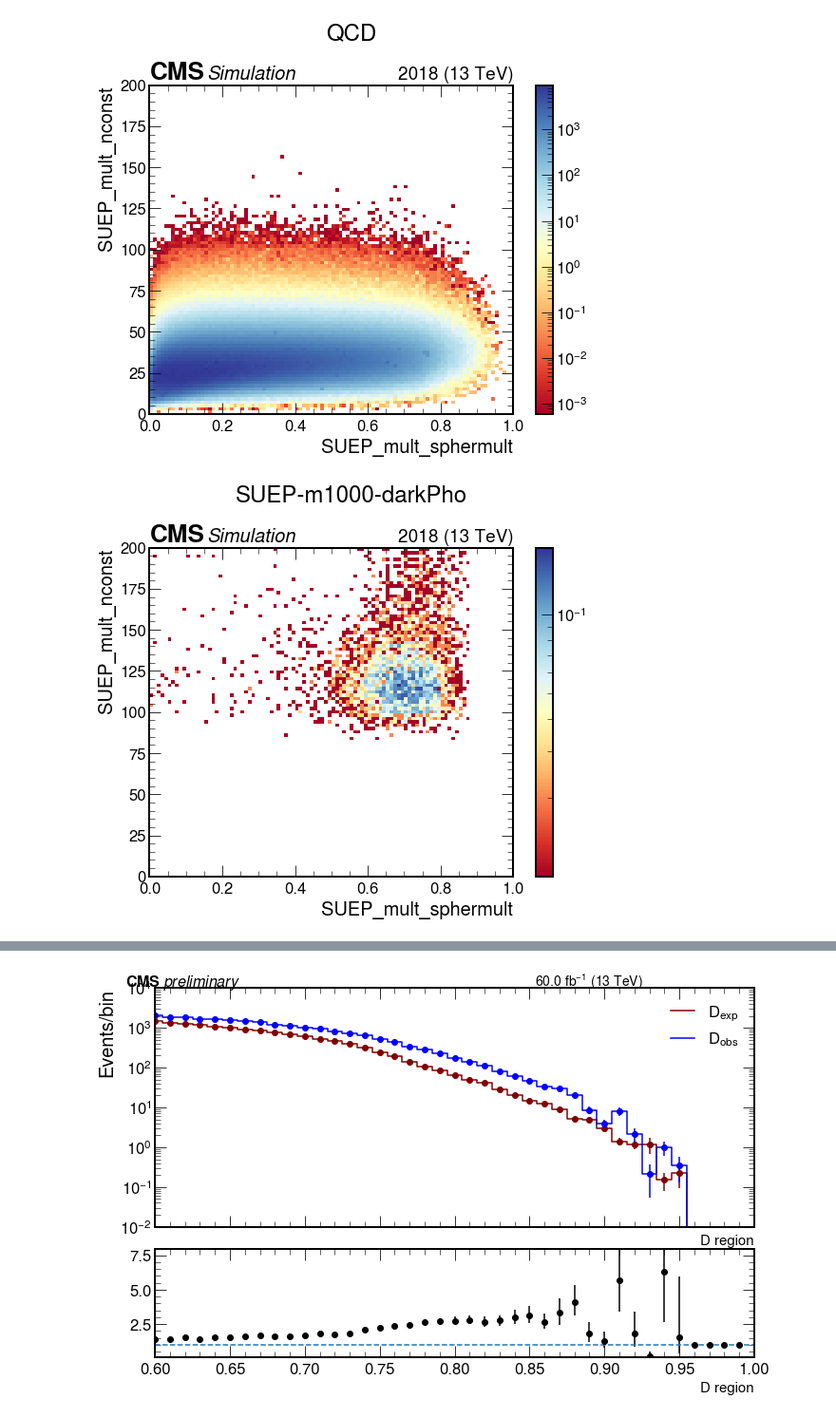
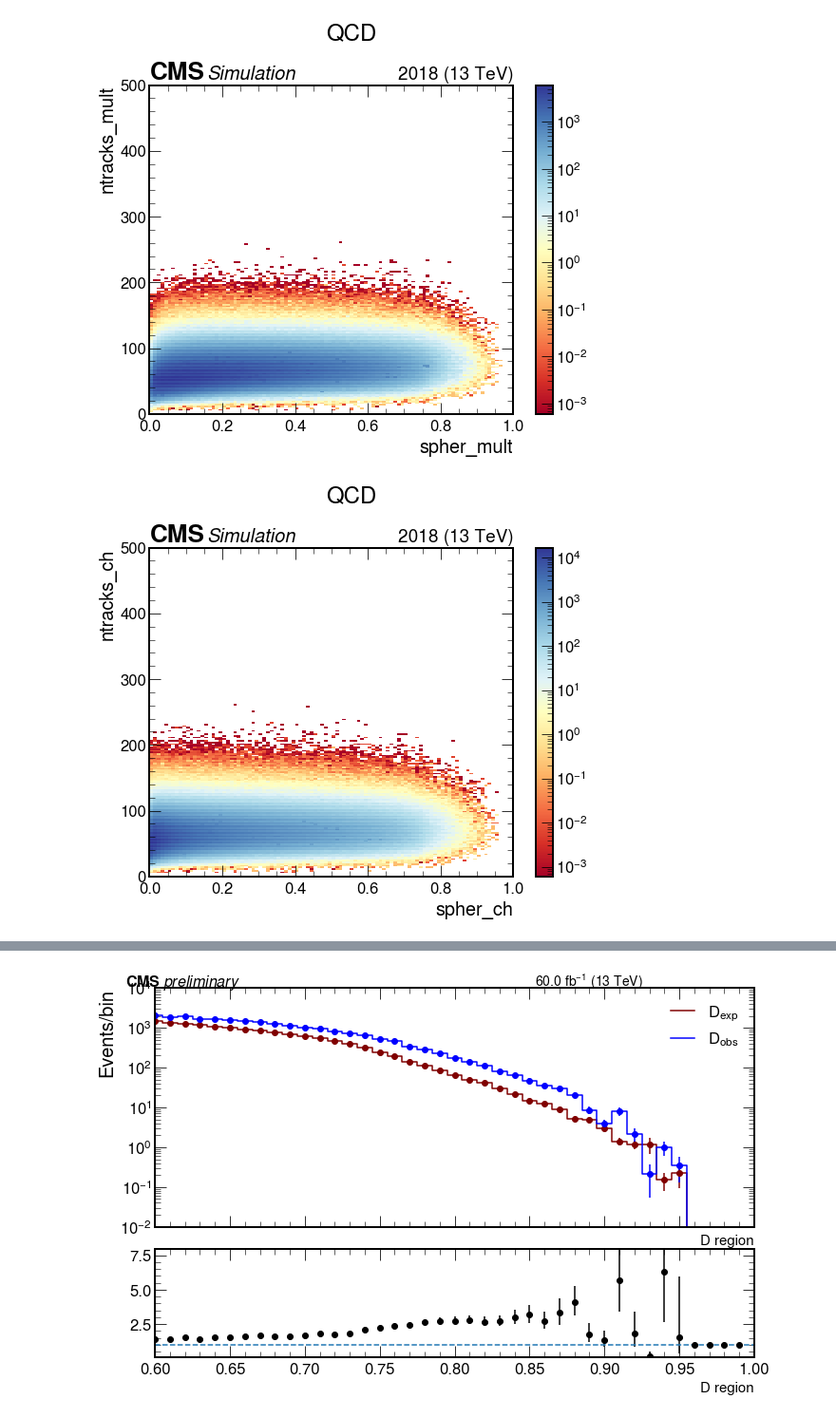
Before and after one commit to SUEPPhysics/SUEPCoffea_dask, a Jupyter notebook: plotting/plot.ipynb, the cells around one changed output, grey strips where cells are left out. Shown: that part at 95% size. Drawn from its saved outputs; the diff is of its cells as text; code cells hidden in the pictures.

Commit message:
updated plotting notebook

```diff
--- a/plotting/plot.ipynb
+++ b/plotting/plot.ipynb
@@ -25,10 +25,11 @@ tag = '2018_MC'
 unblind = False                               # don't show D_obs for SUEP
 
 # set to 'all' or list of plots or plot name
-show = ['SUEP_mult_nconst', 'ABCDvars_2D_mult']
+show = ['2D_spher_ntracks_mult', '2D_spher_ntracks_ch', 'SUEP_ch_ntracks', 'SUEP_mult_ntracks']
 # set to 'all' or list of plots or plot name
-save_to_file = 'all'
+save_to_file = show
 output_label = 'SUEP'
+file_ext = '.pdf'
 
 datasets = [
            "QCD_HT1000to1500_TuneCP5_13TeV-madgraphMLM-pythia8+RunIIAutumn18MiniAOD-102X_upgrade2018_realistic_v15-v1+MINIAODSIM",
@@ -127,6 +128,8 @@ elif type(show) == str and show in SUEP_plots[list(SUEP_plots.keys())[0]].keys()
     showlist = [show]
 elif type(show) == list:
     showlist = show
+else:
+    showlist = []
 print("Showing plots:",showlist)
 
 # define a savelist of plots to save to file
@@ -136,5 +139,7 @@ elif type(save_to_file) == str and save_to_file in SUEP_plots[list(SUEP_plots.ke
     savelist = [save_to_file]
 elif type(save_to_file) == list:
     savelist = save_to_file
+else:
+    savelist = []
 print("Saving plots:",savelist)
 # %% [output]
@@ -143,5 +148,6 @@ Saving plots: ['SUEP_mult_nconst', 'SUEP_mult_pt', 'SUEP_mult_pt_avg', 'SUEP_mul
 # %%
 #### 1D PLOTS
+# this will plot all the 1D plots that are in showlist
 
 # only plot certain SUEP samples
 darkPho = True
@@ -184,5 +190,5 @@ for plot_label in showlist:
     fig.tight_layout()
     fig.show()
 
-    if save: fig.savefig(output_label + "_" + plot_label +".png", bbox_inches='tight')
+    if save: fig.savefig(output_label + "_" + plot_label + file_ext, bbox_inches='tight')
 # %% [output]
@@ -190,7 +197,9 @@ for plot_label in showlist:
 # %%
 ### 1D slices of a 2D plot for QCD
 
-plot_label = 'ABCDvars_2D_ch'
+plot_label = '2D_spher_ntracks_ch'
+dn = 40           # interval in nconst in wich to splice the 2d hist
+
 for i,QCD_sample in enumerate(QCD_plots.keys()):
         if i==0: h = QCD_plots[QCD_sample][plot_label]
         else: h = h + QCD_plots[QCD_sample][plot_label]
@@ -202,28 +211,30 @@ y=y[:-1]
 
 colors = ['black','blue','red','green','magenta']
 for i in range(4):
-    values = np.sum(w[:,(y>20*i) & (y<=20*(i+1))],axis=1)
+    values = np.sum(w[:,(y>dn*i) & (y<=dn*(i+1))],axis=1)
     norm = np.sum(values)
     values = values / norm
-    e = np.sqrt(np.sum(errs[:,(y>20*i) & (y<=20*(i+1))],axis=1))/norm
+    e = np.sqrt(np.sum(errs[:,(y>dn*i) & (y<=dn*(i+1))],axis=1))/norm
 
+    # FIXME: this rebinning was only appropriate for one specific plot,
+    # need to make a function to rebin and call it as needed
     if i == 3:
         old_values = values
         values = []
         new_x = []
         new_e = []
+        n_combine = 4
         for j in range(round(len(old_values)-1)):
-            values.append(np.sum(old_values[j:j+4])/4)
-            new_x.append(np.sum(x[j:j+4])/4)
-            new_e.append(np.sum(e[j:j+4])/4)
-        print(x)
-        print(new_x)
+            values.append(np.sum(old_values[j:j+n_combine])/n_combine)
+            new_x.append(np.sum(x[j:j+n_combine])/n_combine)
+            new_e.append(np.sum(e[j:j+n_combine])/n_combine)
         plt.errorbar(new_x, values, new_e, linestyle='', color=colors[i])
-        plt.step(new_x, values, label="Nconst [{0},{1}]".format(round(i*20,1), round(20*(i+1),1)), where='mid', color=colors[i])
+        plt.step(new_x, values, label="Nconst [{0},{1}]".format(round(i*dn,1), round(dn*(i+1),1)), where='mid', color=colors[i])
 
     else:
         plt.errorbar(x, values, e, linestyle='', color=colors[i])
-        plt.step(x, values, label="Nconst [{0},{1}]".format(round(i*20,1), round(20*(i+1),1)), where='mid', color=colors[i])
+        plt.step(x, values, label="Nconst [{0},{1}]".format(round(i*dn,1), round(dn*(i+1),1)), where='mid', color=colors[i])
+
 plt.legend()
 plt.title("QCD")
 plt.xlim(0.2,1.0)
@@ -231,5 +242,5 @@ plt.ylim(1e-5,1)
 plt.yscale('log')
 plt.ylabel("Normalized Events")
 plt.xlabel("Sphericity")
-plt.savefig("nconst_spher_1dslices_ch.png")
+plt.savefig("nconst_spher_1dslices_ch"+file_ext)
 # %% [output]
@@ -246,5 +248,8 @@ plt.savefig("nconst_spher_1dslices_ch.png")
 # %%
 ### 2D PLOTS
+# makes the 2D plots from showlist
+
+# datasets for 2D plots
 datasets2d = ['QCD',
             "SUEP-m1000-darkPho+RunIIAutumn18-private+MINIAODSIM",
            "SUEP-m125-darkPho+RunIIAutumn18-private+MINIAODSIM",
@@ -254,33 +259,33 @@ datasets2d = ['QCD',
 for dataset in datasets2d:
     for plot_label in showlist:
         if 'D_obs' in plot_label and (not unblind): continue
         if '2D' not in plot_label: continue
 
         save = plot_label in savelist
 
         # define figure, axis on which to plot QCD and SUEP
         fig, ax = plt.subplots(figsize=(8,7))
         hep.cms.label(data=False,year='2018', fontsize=20)
 
         if 'SUEP' in dataset: h = SUEP_plots[dataset][plot_label]
         elif 'QCD' in dataset and 'QCD' != dataset: h = QCD_plots[dataset][plot_label]
         elif 'QCD' == dataset:
             for i,QCD_sample in enumerate(QCD_plots.keys()):
                 if i==0:
                     h = QCD_plots[QCD_sample][plot_label]
                 else:
                     h = h + QCD_plots[QCD_sample][plot_label]
         if '+' in dataset:
             i = find_nth(dataset,'+',1)
             l = dataset[:i]
         else: l = dataset
         plot2d(h, ax, log=True)
 
         fig.suptitle(l, y=0.95)
         fig.tight_layout()
         fig.show()
 
-        if save: fig.savefig(l + "_" + plot_label +".png", bbox_inches='tight')
+        if save: fig.savefig(l + "_" + plot_label + file_ext, bbox_inches='tight')
 # %% [output]
-[figure, old version]
+[figure, new version]
-[figure, old version]
+[figure, new version]
```
Also changed, not shown: parts of 4 cells of this notebook.
